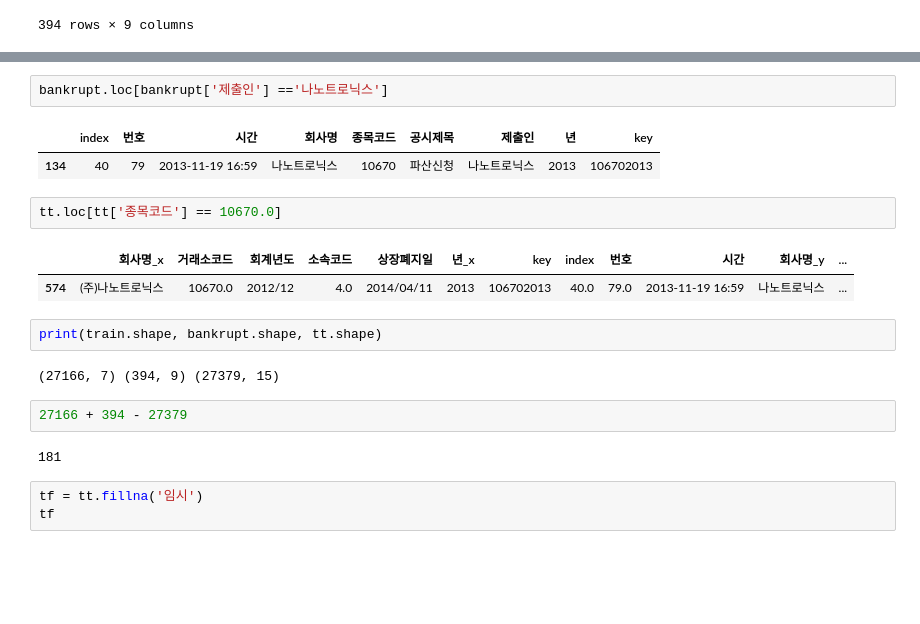
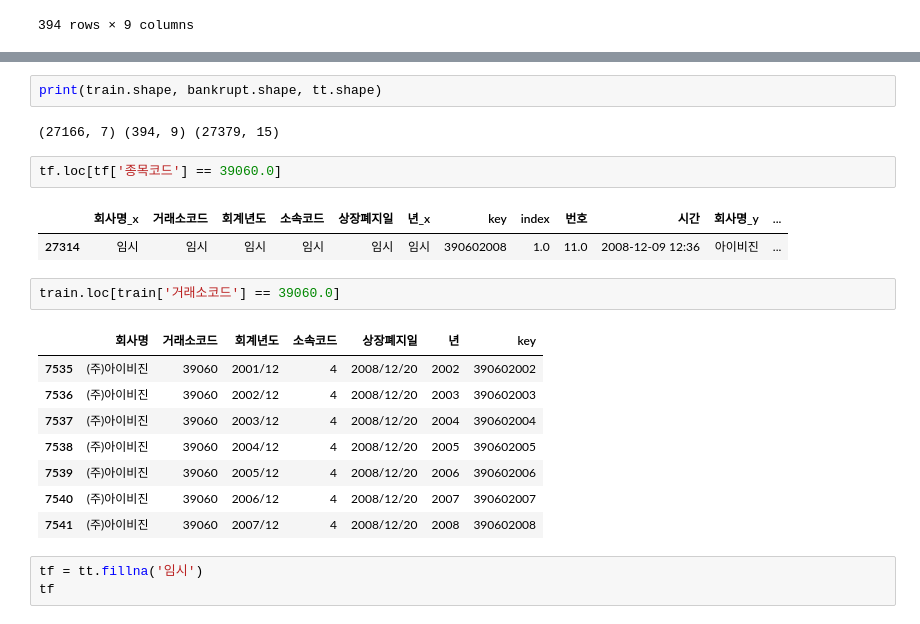
Before and after one commit to JxxHxxx/Ubion-CorporateBankruptcyAnalysis, a Jupyter notebook: Code/JH/prepro_bankruptcy.ipynb, the cells around one changed output, grey strips where cells are left out. Drawn from its saved outputs; the diff is of its cells as text; blank space fills up the shorter version.

```diff
--- a/Code/JH/prepro_bankruptcy.ipynb
+++ b/Code/JH/prepro_bankruptcy.ipynb
@@ -126,21 +131,23 @@ train.loc[train['거래소코드'] == 10670]
-# %%
-bankrupt.loc[bankrupt['제출인'] =='나노트로닉스']
-# %% [output]
-|  | index | 번호 | 시간 | 회사명 | 종목코드 | 공시제목 | 제출인 | 년 | key |
-| 134 | 40 | 79 | 2013-11-19 16:59 | 나노트로닉스 | 10670 | 파산신청 | 나노트로닉스 | 2013 | 106702013 |
-# %%
-tt.loc[tt['종목코드'] == 10670.0]
-# %% [output]
-|  | 회사명_x | 거래소코드 | 회계년도 | 소속코드 | 상장폐지일 | 년_x | key | index | 번호 | 시간 | 회사명_y | ... |
-| 574 | (주)나노트로닉스 | 10670.0 | 2012/12 | 4.0 | 2014/04/11 | 2013 | 106702013 | 40.0 | 79.0 | 2013-11-19 16:59 | 나노트로닉스 | ... |
 # %%
 print(train.shape, bankrupt.shape, tt.shape)
 # %% [output]
 (27166, 7) (394, 9) (27379, 15)
-# %%
-27166 + 394 - 27379
-# %% [output]
-181
+# %%
+tf.loc[tf['종목코드'] == 39060.0]
+# %% [output]
+|  | 회사명_x | 거래소코드 | 회계년도 | 소속코드 | 상장폐지일 | 년_x | key | index | 번호 | 시간 | 회사명_y | ... |
+| 27314 | 임시 | 임시 | 임시 | 임시 | 임시 | 임시 | 390602008 | 1.0 | 11.0 | 2008-12-09 12:36 | 아이비진 | ... |
+# %%
+train.loc[train['거래소코드'] == 39060.0]
+# %% [output]
+|  | 회사명 | 거래소코드 | 회계년도 | 소속코드 | 상장폐지일 | 년 | key |
+| 7535 | (주)아이비진 | 39060 | 2001/12 | 4 | 2008/12/20 | 2002 | 390602002 |
+| 7536 | (주)아이비진 | 39060 | 2002/12 | 4 | 2008/12/20 | 2003 | 390602003 |
+| 7537 | (주)아이비진 | 39060 | 2003/12 | 4 | 2008/12/20 | 2004 | 390602004 |
+| 7538 | (주)아이비진 | 39060 | 2004/12 | 4 | 2008/12/20 | 2005 | 390602005 |
+| 7539 | (주)아이비진 | 39060 | 2005/12 | 4 | 2008/12/20 | 2006 | 390602006 |
+| 7540 | (주)아이비진 | 39060 | 2006/12 | 4 | 2008/12/20 | 2007 | 390602007 |
+| 7541 | (주)아이비진 | 39060 | 2007/12 | 4 | 2008/12/20 | 2008 | 390602008 |
 # %%
 tf = tt.fillna('임시')
 tf
```
Also changed, not shown: parts of 25 cells of this notebook.
